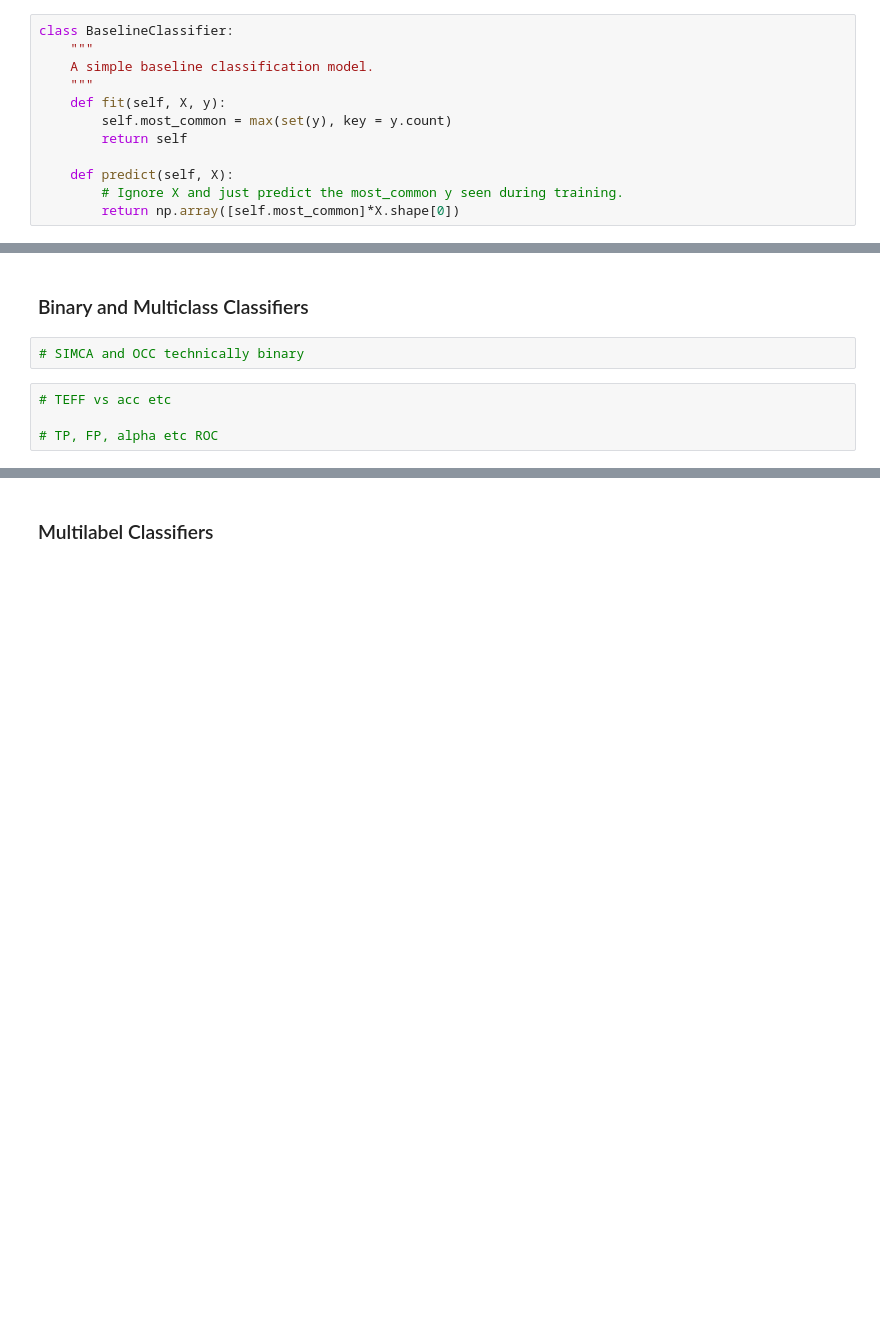
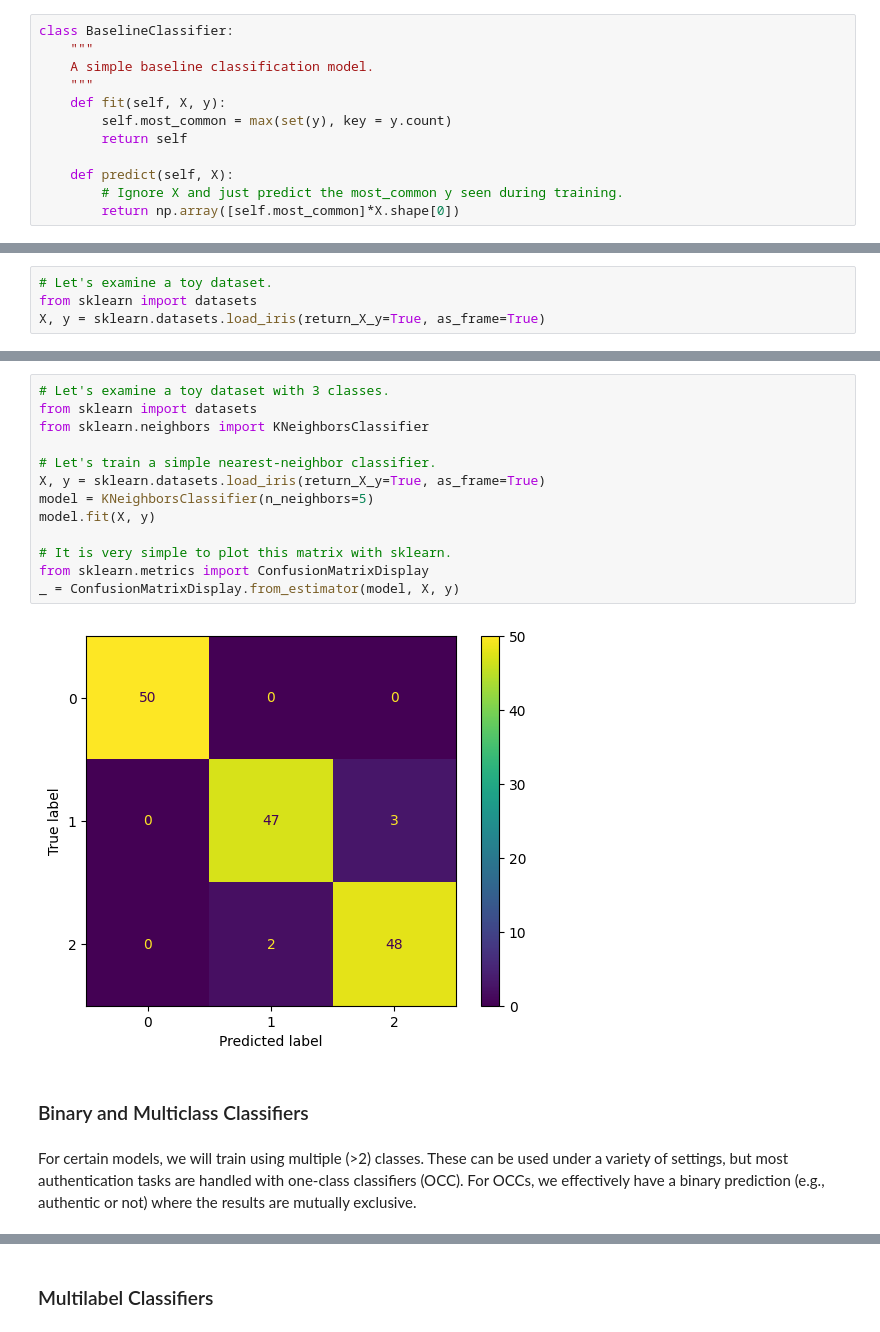
Before and after one commit to mahynski/chemometric-carpentry, a Jupyter notebook: notebooks/1.4_Statistics_Background.ipynb, the cells around one changed output, grey strips where cells are left out. Cells and saved outputs as stored; diff of their text form; blank space fills up the shorter version.

```diff
--- a/notebooks/1.4_Statistics_Background.ipynb
+++ b/notebooks/1.4_Statistics_Background.ipynb
@@ -273,0 +274,4 @@ class BaselineClassifier:
+# %%
+# Let's examine a toy dataset.
+from sklearn import datasets
+X, y = sklearn.datasets.load_iris(return_X_y=True, as_frame=True)
@@ -274,8 +320,19 @@ class BaselineClassifier:
+# %%
+# Let's examine a toy dataset with 3 classes.
+from sklearn import datasets
+from sklearn.neighbors import KNeighborsClassifier
+
+# Let's train a simple nearest-neighbor classifier.
+X, y = sklearn.datasets.load_iris(return_X_y=True, as_frame=True)
+model = KNeighborsClassifier(n_neighbors=5)
+model.fit(X, y)
+
+# It is very simple to plot this matrix with sklearn.
+from sklearn.metrics import ConfusionMatrixDisplay
+_ = ConfusionMatrixDisplay.from_estimator(model, X, y)
+# %% [output]
+[figure, added]
 # %% [markdown]
 ### Binary and Multiclass Classifiers
-# %%
-# SIMCA and OCC technically binary
-# %%
-# TEFF vs acc etc
-
-# TP, FP, alpha etc ROC
+# %% [markdown]
+For certain models, we will train using multiple (>2) classes.  These can be used under a variety of settings, but most authentication tasks are handled with one-class classifiers (OCC).  For OCCs, we effectively have a binary prediction (e.g., authentic or not) where the results are mutually exclusive.
```
Also changed, not shown: parts of 16 cells of this notebook.
